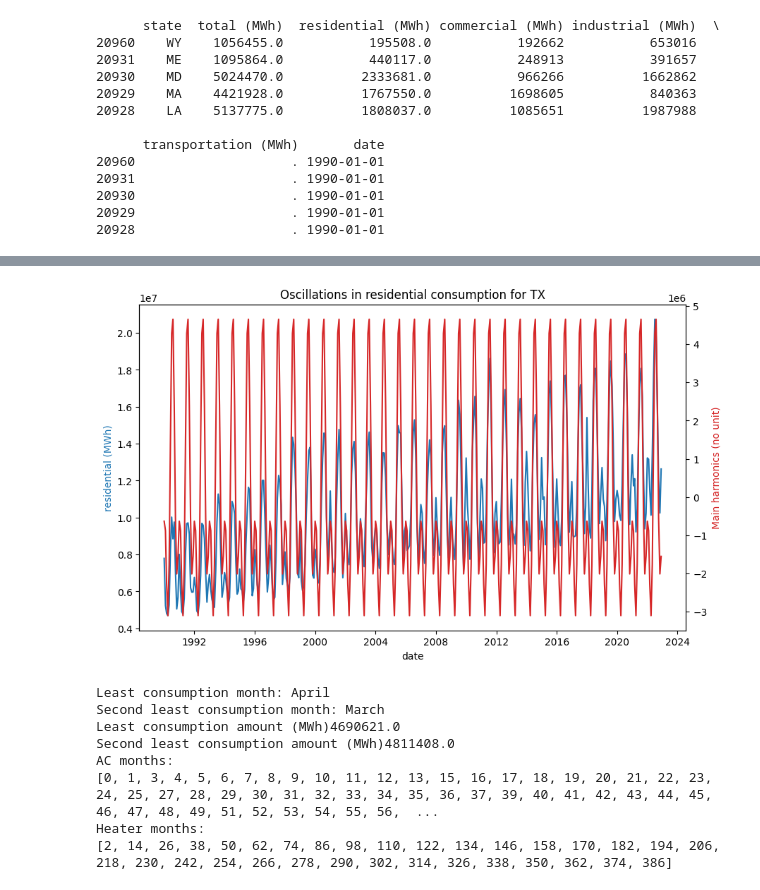
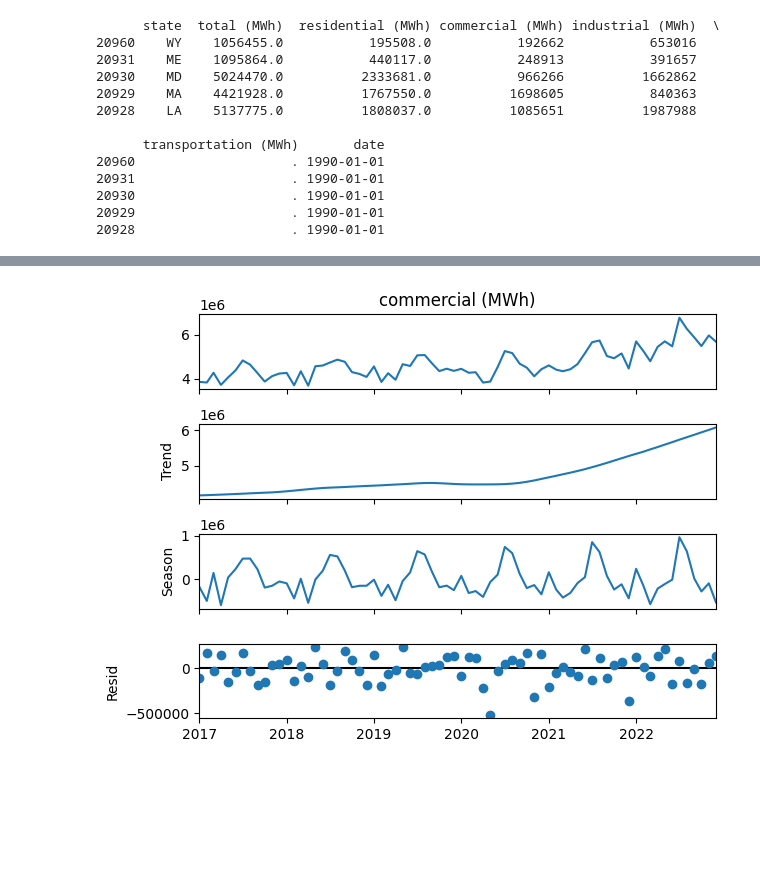
Before and after one commit to dineshthogulua/energy, a Jupyter notebook: demos/electricity_demand.ipynb, the cells around one changed output, grey strips where cells are left out. Saved outputs shown, nothing was run; the diff lists cells and outputs as text; code cells hidden in the pictures; blank space fills up the shorter version.

Commit message:
Cleaned up the demand code by removing unnecessary code at the end and adding a calculation of seasonality and trend

```diff
--- a/demos/electricity_demand.ipynb
+++ b/demos/electricity_demand.ipynb
@@ -220,59 +126,8 @@ state_sales_harmonics = irfft(state_sales_freq_domain)
-# %%
-fig, ax1= plt.subplots(1,1, figsize=(10,6))
-color = 'tab:blue'
-# ax1.plot(np.abs(state_sales_freq_domain))
-ax1.plot(state_sales.index.values, state_sales[col_of_interest].values, color=color)
-ax1.set_xlabel('date')
-ax1.set_ylabel(col_of_interest, color=color)
-
-ax2 = ax1.twinx()
-color = 'tab:red'
-ax2.plot(state_sales.index.values, state_sales_harmonics, color=color)
-ax2.set_ylabel('Main harmonics (no unit)', color=color)
-
-plt.title('Oscillations in {} consumption for {}'.format(consumption_of_interest, state))
-plt.show()
-# %% [output]
-[figure, removed]
-# %%
-# Find the months that have positive correlation with temperature and the months that have negative correlation with temperature
-least_consumption_month = np.argmin(state_sales_harmonics)
-temp_array = state_sales_harmonics.copy()
-least_consumption_months = np.arange(start=least_consumption_month, step=12, stop=len(temp_array))
-temp_array[least_consumption_months] = 0
-second_least_consumption_month = np.argmin(temp_array)
-
-print("Least consumption month: "+calendar.month_name[least_consumption_month+1])
-print("Second least consumption month: "+calendar.month_name[second_least_consumption_month+1])
-print("Least consumption amount (MWh)"+str(state_sales.loc[state_sales.index.values[least_consumption_month], col_of_interest]))
-print("Second least consumption amount (MWh)"+str(state_sales.loc[state_sales.index.values[second_least_consumption_month], col_of_interest]))
-
-ac_months = []
-heater_months = []
-if least_consumption_month < second_least_consumption_month:
-    for month in range(0,len(state_sales_harmonics)):
-        if month%12 in range(least_consumption_month, second_least_consumption_month):
-            ac_months.append(month)
-        else:
-            heater_months.append(month)
-else:
-    for month in range(0,len(state_sales_harmonics)):
-        if month%12 in range(second_least_consumption_month, least_consumption_month):
-            heater_months.append(month)
-        else:
-            ac_months.append(month)
-
-print("AC months: ")
-print(ac_months)
-print("Heater months: ")
-print(heater_months)
-# %% [output]
-Least consumption month: April
-Second least consumption month: March
-Least consumption amount (MWh)4690621.0
-Second least consumption amount (MWh)4811408.0
-AC months:
-[0, 1, 3, 4, 5, 6, 7, 8, 9, 10, 11, 12, 13, 15, 16, 17, 18, 19, 20, 21, 22, 23, 24, 25, 27, 28, 29, 30, 31, 32, 33, 34, 35, 36, 37, 39, 40, 41, 42, 43, 44, 45, 46, 47, 48, 49, 51, 52, 53, 54, 55, 56,  ...
-Heater months:
-[2, 14, 26, 38, 50, 62, 74, 86, 98, 110, 122, 134, 146, 158, 170, 182, 194, 206, 218, 230, 242, 254, 266, 278, 290, 302, 314, 326, 338, 350, 362, 374, 386]
+# %%
+from statsmodels.tsa.seasonal import STL
+stl = STL(state_sales[state_sales.index.year>start_year]['commercial (MWh)'], seasonal=13)
+res = stl.fit()
+fig = res.plot()
+# %% [output]
+[figure, added]
 # %%
```
Also changed, not shown: parts of 17 cells of this notebook.
